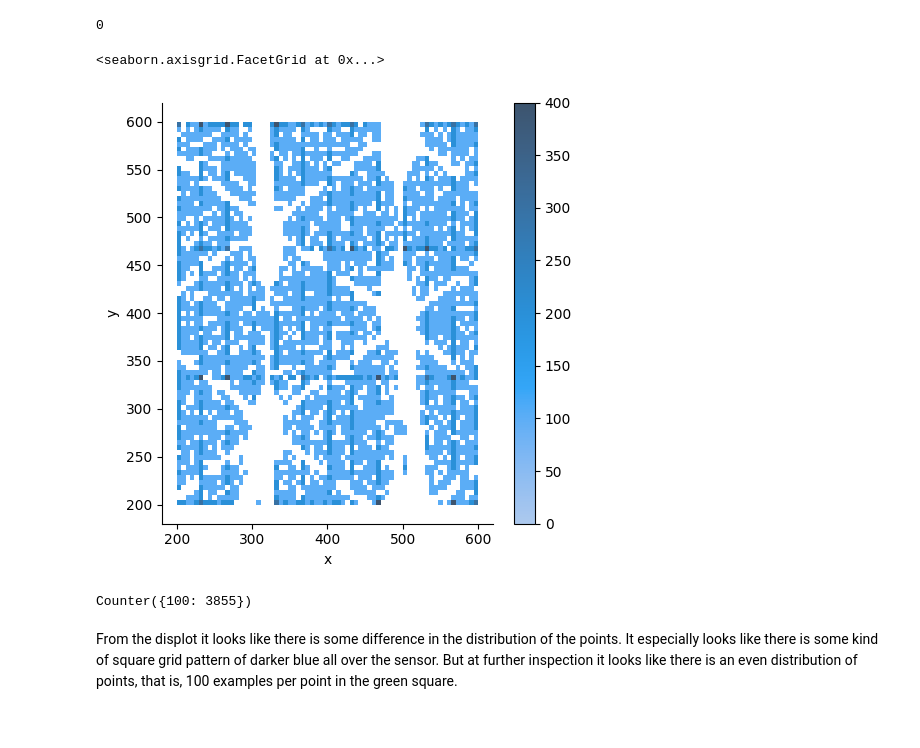
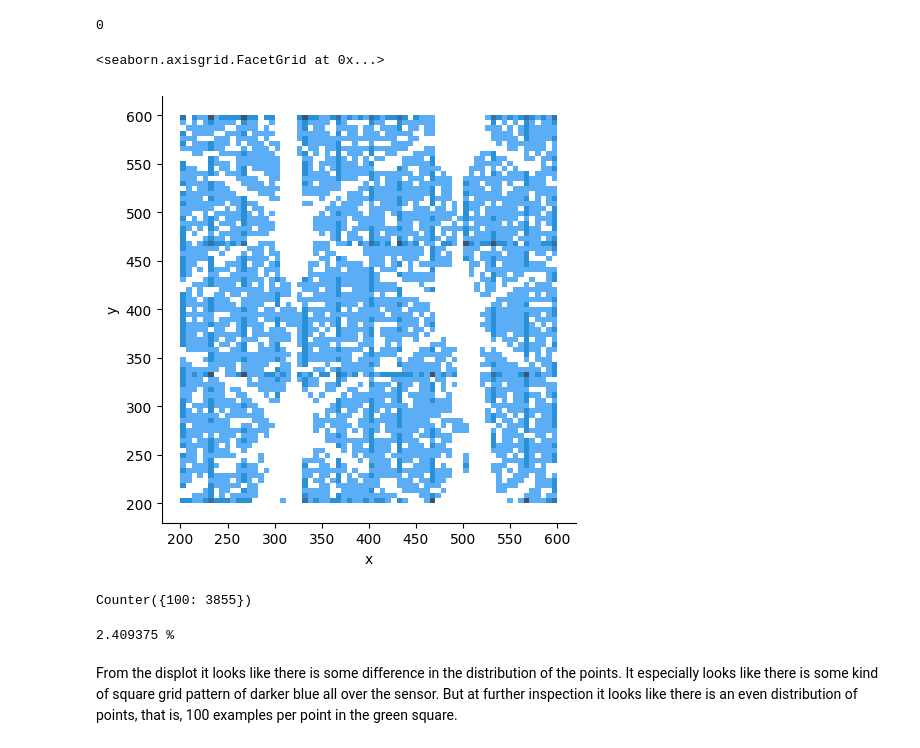
Before and after one commit to arildus/DSL-project, a Jupyter notebook: class_dist_analysis.ipynb, the cells around one changed output. Saved outputs shown, nothing was run; the diff lists cells and outputs as text; code cells hidden in the pictures.

```diff
--- a/class_dist_analysis.ipynb
+++ b/class_dist_analysis.ipynb
@@ -35,14 +35,18 @@ X_train_valid = noise_removed.drop(columns=['x', 'y'])
 # %%
 # Lets look at the distribution of the x,y values
 
-sb.displot(x=y_train_valid['x'], y=y_train_valid['y'], cbar=True)
+sb.displot(x=y_train_valid['x'], y=y_train_valid['y'])
 # %% [output]
 <seaborn.axisgrid.FacetGrid at 0x...>
-[figure, old version]
+[figure, new version]
 # %%
 string_rep = y_train_valid[['x', 'y']].astype(str).agg(','.join, axis=1)
 Counter(sorted(string_rep.value_counts(), reverse=True))
 # %% [output]
 Counter({100: 3855})
+# %%
+print(f"{3855 * 100 / 400**2} %")
+# %% [output]
+2.409375 %
 # %% [markdown]
 From the displot it looks like there is some difference in the distribution of the points. It especially looks like there is some kind of square grid pattern of darker blue all over the sensor. But at further inspection it looks like there is an even distribution of points, that is, 100 examples per point in the green square.
```
Also changed, not shown: 4 other files.
